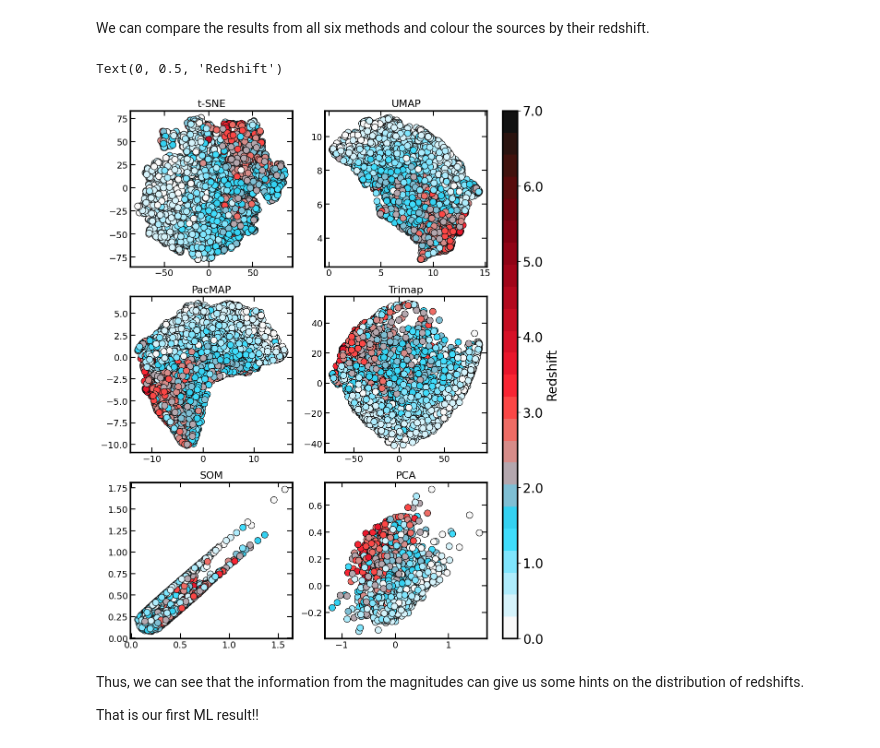
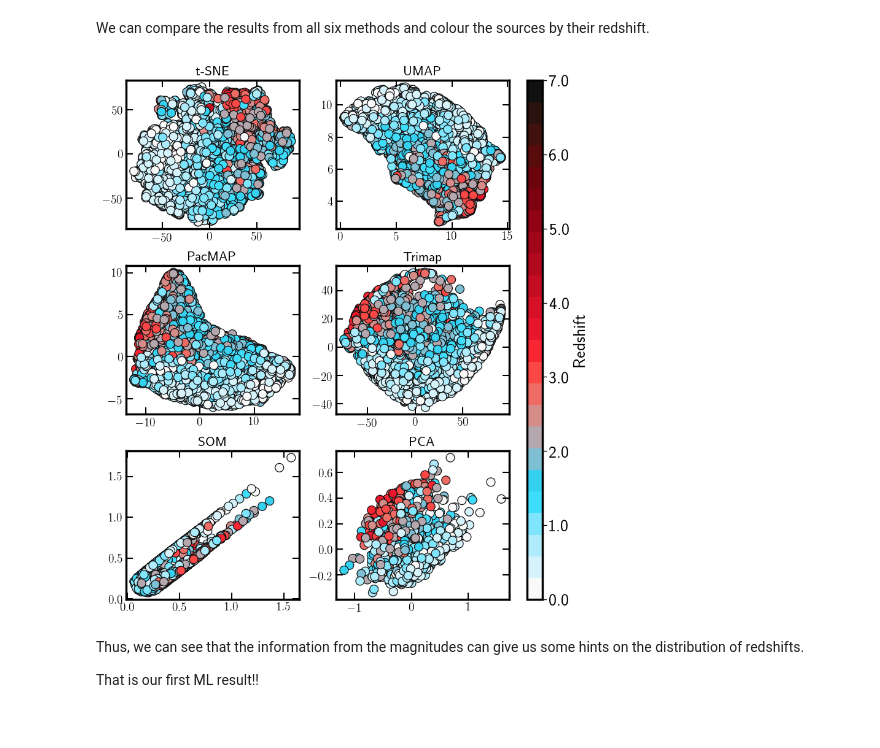
Before and after one commit to racarvajal/Intro_Notebooks_ML, a Jupyter notebook: Intro_notebooks_ML_original.ipynb, the cells around one changed output. Drawn from its saved outputs; the diff is of its cells as text; code cells hidden in the pictures.

```diff
--- a/Intro_notebooks_ML_original.ipynb
+++ b/Intro_notebooks_ML_original.ipynb
@@ -175,3 +200,6 @@ mpl.rcdefaults()
+# %%
+mpl.rcdefaults()
+plt.rcParams['text.usetex'] = True
 # %% [markdown]
 ### Using astronomical tables
 # %% [markdown]
@@ -540,7 +590,7 @@ feat_red_umap = umap_.UMAP(n_neighbors=30, n_components=2, random_state=seed)
 # %% [markdown]
 #### Using PacMap
 # %%
-feat_red_pacmap = pacmap.PaCMAP(n_dims=2, n_neighbors=None, MN_ratio=0.5, FP_ratio=2.0)#, random_state=seed)
+feat_red_pacmap = pacmap.PaCMAP(n_components=2, n_neighbors=None, MN_ratio=0.5, FP_ratio=2.0, random_state=seed)
 # %% [markdown]
 #### Using Trimap
 # %%
@@ -571,14 +621,12 @@ for method in np.arange(6):
     # elif method == 4:  # SOM
     #     X_transformed[method] = selected_feat_red[method].fit_transform(norm_corr_data_df.drop(axis=1,\
     #                                                                                            columns=['Z']).to_numpy(), epochs=3)
-    # else:
-    #     X_transformed[method] = selected_feat_red[method].fit_transform(norm_corr_data_df.drop(axis=1,\
-    #                                                                                            columns=['Z']).to_numpy())
     if method == 4:  # SOM
-        X_transformed[method] = selected_feat_red[method].fit_transform(norm_corr_data_df.drop(axis=1,\
-                                                                                               columns=['Z']).to_numpy(), epochs=3)
+        X_transformed[method] = selected_feat_red[method].fit_transform(norm_corr_data_df.drop(axis=1,
+                                                                                               columns=['Z']).to_numpy(),
+                                                                        epochs=3)
     else:
-        X_transformed[method] = selected_feat_red[method].fit_transform(norm_corr_data_df.drop(axis=1,\
+        X_transformed[method] = selected_feat_red[method].fit_transform(norm_corr_data_df.drop(axis=1,
                                                                                                columns=['Z']).to_numpy())
 # %% [output]
 Now applying: t-SNE
@@ -598,7 +646,7 @@ We can compare the results from all six methods and colour the sources by their
 n_rows = 3
 n_cols = 2
 
-fig             = plt.figure(figsize=(5 * n_cols, 4 * n_rows), constrained_layout=True)
+fig             = plt.figure(figsize=(4 * n_cols, 3 * n_rows), constrained_layout=True)
 
 grid            = fig.add_gridspec(ncols=n_cols, nrows=n_rows, width_ratios=[1]*n_cols,\
                                    height_ratios=[1]*n_rows, hspace=0.1, wspace=0.1)
@@ -610,35 +658,35 @@ norm_log_z = mcolors.LogNorm(vmax=10)
 range_z = int(np.ceil(np.nanmax(large_catalog_full_df.loc[:, 'Z'])) -\
              np.floor(np.nanmin(large_catalog_full_df.loc[:, 'Z'])) + 1)
 
 for count in np.arange(6):
     axs[count] = fig.add_subplot(grid[int(np.floor(count / n_cols)), int(count % n_cols)])
 
     sc_p = axs[count].scatter(X_transformed_df[count].loc[:, 'X1'].sample(frac=1, random_state=seed),\
                    X_transformed_df[count].loc[:, 'X2'].sample(frac=1, random_state=seed),\
                    c=large_catalog_full_df.loc[:, 'Z'].sample(frac=1, random_state=seed),\
                    cmap=plt.get_cmap('cet_CET_CBTL1_r', range_z * 3), s=100, ec='k', lw=0.9,\
                     norm=norm_z, plotnonfinite=True)
 
     axs[count].tick_params(which='both', top=True, right=True, direction='in')
     axs[count].tick_params(axis='both', which='major', labelsize=14)
     axs[count].tick_params(which='major', length=8, width=1.5)
     axs[count].tick_params(which='minor', length=4, width=1.5)
     plt.setp(axs[count].spines.values(), linewidth=2.5)
     plt.setp(axs[count].spines.values(), linewidth=2.5)
     axs[count].set_title(feat_red_names[count], fontsize=16)
 
 clb            = plt.colorbar(cm.ScalarMappable(norm=norm_z,\
                                                 cmap=plt.get_cmap('cet_CET_CBTL1_r', range_z * 3)),\
                               ax=[axs[key] for key in axs], fraction=.09, aspect=30, format='%.1f')
 clb.ax.tick_params(labelsize=20)
 clb.outline.set_linewidth(2.5)
 clb.ax.set_ylabel('Redshift', size=20)
 
 # fig.supxlabel('Dimension 1', fontsize=40)
 # fig.supylabel('Dimension 2', fontsize=40)
+plt.show()
 # %% [output]
-Text(0, 0.5, 'Redshift')
-[figure, old version]
+[figure, new version]
 # %% [markdown]
 Thus, we can see that the information from the magnitudes can give us some hints on the distribution of redshifts.
 
```
Also changed, not shown: parts of 30 cells of this notebook.
